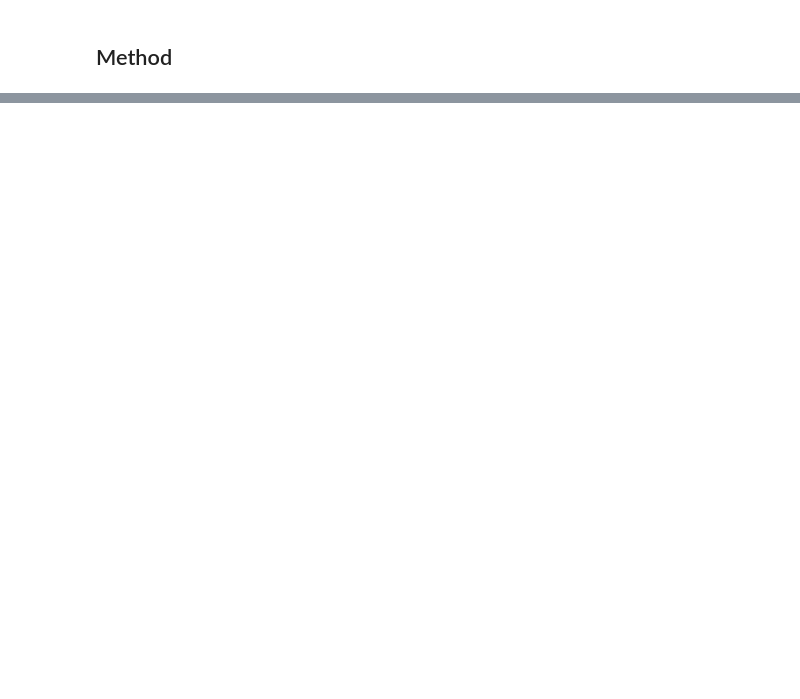
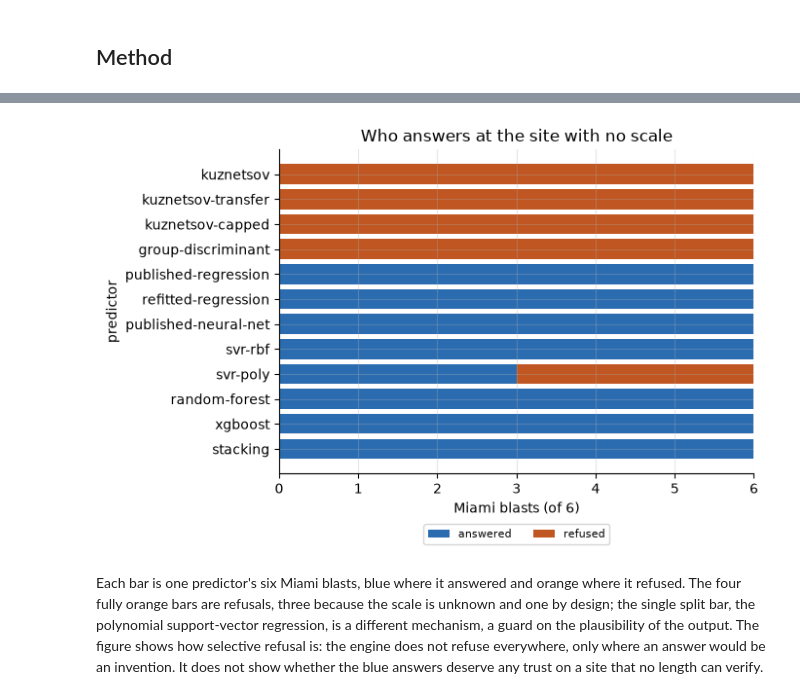
Before and after one commit to fsantibanezleal/CAOS_Fragmenta, a Jupyter notebook: notebooks/en/01-the-data/03-integrity-gate-and-negative-controls.ipynb, the cells around one changed output, grey strips where cells are left out. Drawn from its saved outputs; the diff is of its cells as text; code cells hidden in the pictures; blank space fills up the shorter version.

```diff
--- a/notebooks/en/01-the-data/03-integrity-gate-and-negative-controls.ipynb
+++ b/notebooks/en/01-the-data/03-integrity-gate-and-negative-controls.ipynb
@@ -207,0 +405,11 @@ DG01 reason (es): el taco mide 4,60 bordos en un banco de 1,40 bordos de alto, a
+# %%
+# What a user of a copied table would see downstream of each defect
+reference = np.array([p.x50_m for p in bf.RefittedRegression().fit(train).predict(train)])
+rows = []
+for label, copy in planted.items():
+    predictions = np.array([p.x50_m for p in bf.RefittedRegression().fit(copy).predict(train)])
+    shift = bf.training_mean(copy) - bf.training_mean(train)
+    rows.append((label, f"{shift:+.4f}", f"{np.abs(predictions - reference).max():.4f}"))
+header = ["planted defect", "shift of the mean x50 (m)",
+          "largest prediction change of a refitted regression (m)"]
+show_table(header, rows)
@@ -207,0 +431,15 @@ DG01 reason (es): el taco mide 4,60 bordos en un banco de 1,40 bordos de alto, a
+# %%
+# Fit every predictor on the other nine campaigns and ask it about the six Miami blasts
+miami = [b for b in train if b.site == "Miami"]
+others = [b for b in train if b.site != "Miami"]
+rows, reasons = [], {}
+for name, build in bf.default_arms().items():
+    if name in ("null", "oracle"):
+        continue  # the two controls are not predictors under test
+    predictions = build().fit(others).predict(miami)
+    refused = [p for p in predictions if p.x50_m is None]
+    reasons[name] = refused[0].abstain_reason if refused else "-"
+    rows.append((name, reasons[name][:58] + " ..." if refused else "-", len(predictions) - len(refused), len(refused)))
+header = ["predictor", "first refusal reason", "answered", "refused"]
+show_table(header, rows, left=2)
+print("svr-poly, full reason:", reasons["svr-poly"])
@@ -207,0 +464,19 @@ DG01 reason (es): el taco mide 4,60 bordos en un banco de 1,40 bordos de alto, a
+# %%
+# Answered and refused Miami blasts of each predictor, from the table above
+names = [row[0] for row in rows]
+answered = np.array([row[2] for row in rows])
+refused = np.array([row[3] for row in rows])
+fig, ax = plt.subplots(figsize=(7, 4.6))
+ax.barh(names, answered, color="#2b6cb0", label="answered")
+ax.barh(names, refused, left=answered, color="#c05621", label="refused")
+ax.invert_yaxis()
+ax.set_xlabel("Miami blasts (of 6)")
+ax.set_ylabel("predictor")
+ax.set_title("Who answers at the site with no scale")
+ax.legend(loc="upper center", bbox_to_anchor=(0.5, -0.14), ncol=2, fontsize=8)
+fig.tight_layout()
+plt.show()
+# %% [output]
+[figure, added]
+# %% [markdown]
+Each bar is one predictor's six Miami blasts, blue where it answered and orange where it refused. The four fully orange bars are refusals, three because the scale is unknown and one by design; the single split bar, the polynomial support-vector regression, is a different mechanism, a guard on the plausibility of the output. The figure shows how selective refusal is: the engine does not refuse everywhere, only where an answer would be an invention. It does not show whether the blue answers deserve any trust on a site that no length can verify.
```
Also changed, not shown: parts of 70 cells of this notebook, 5 other files.
